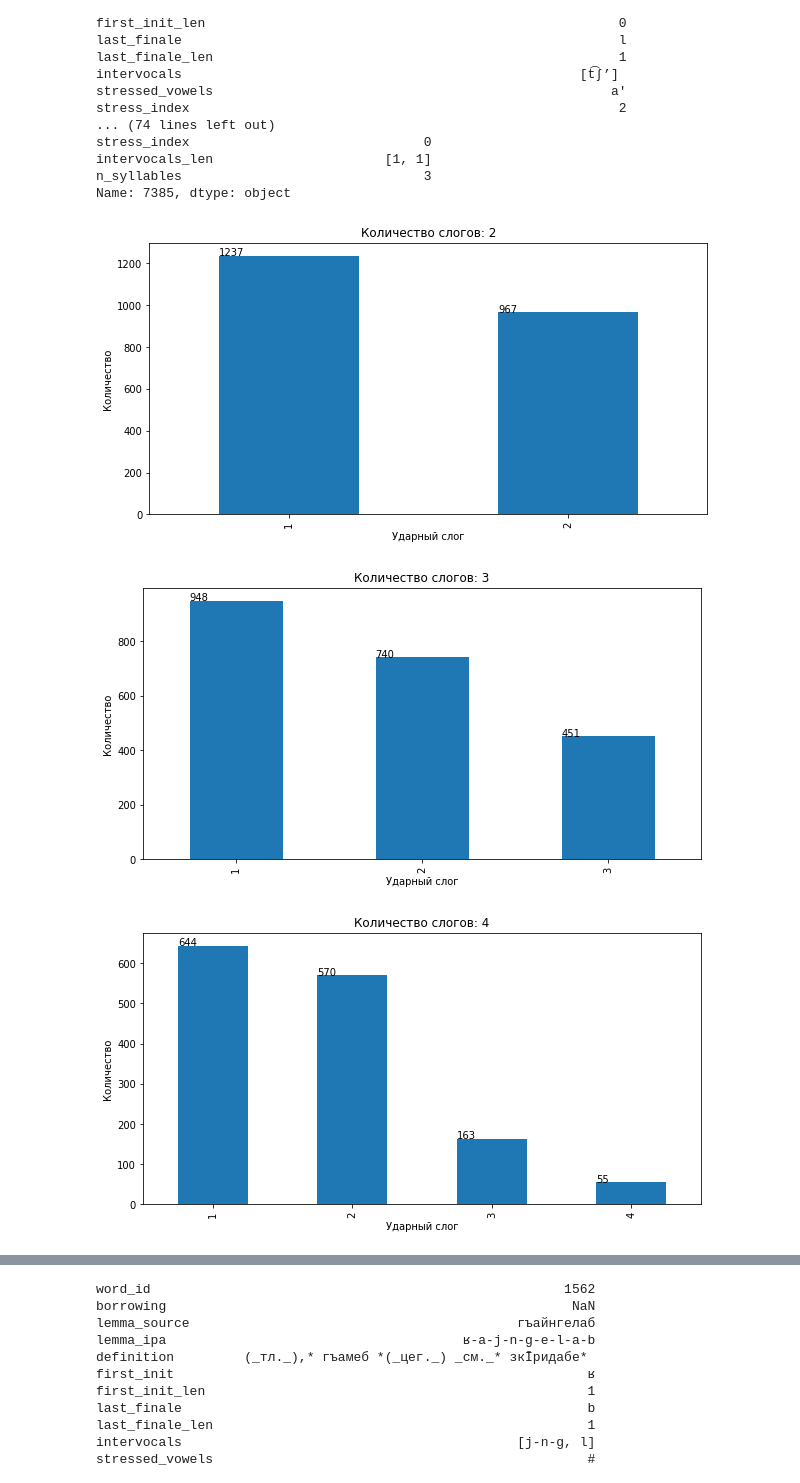
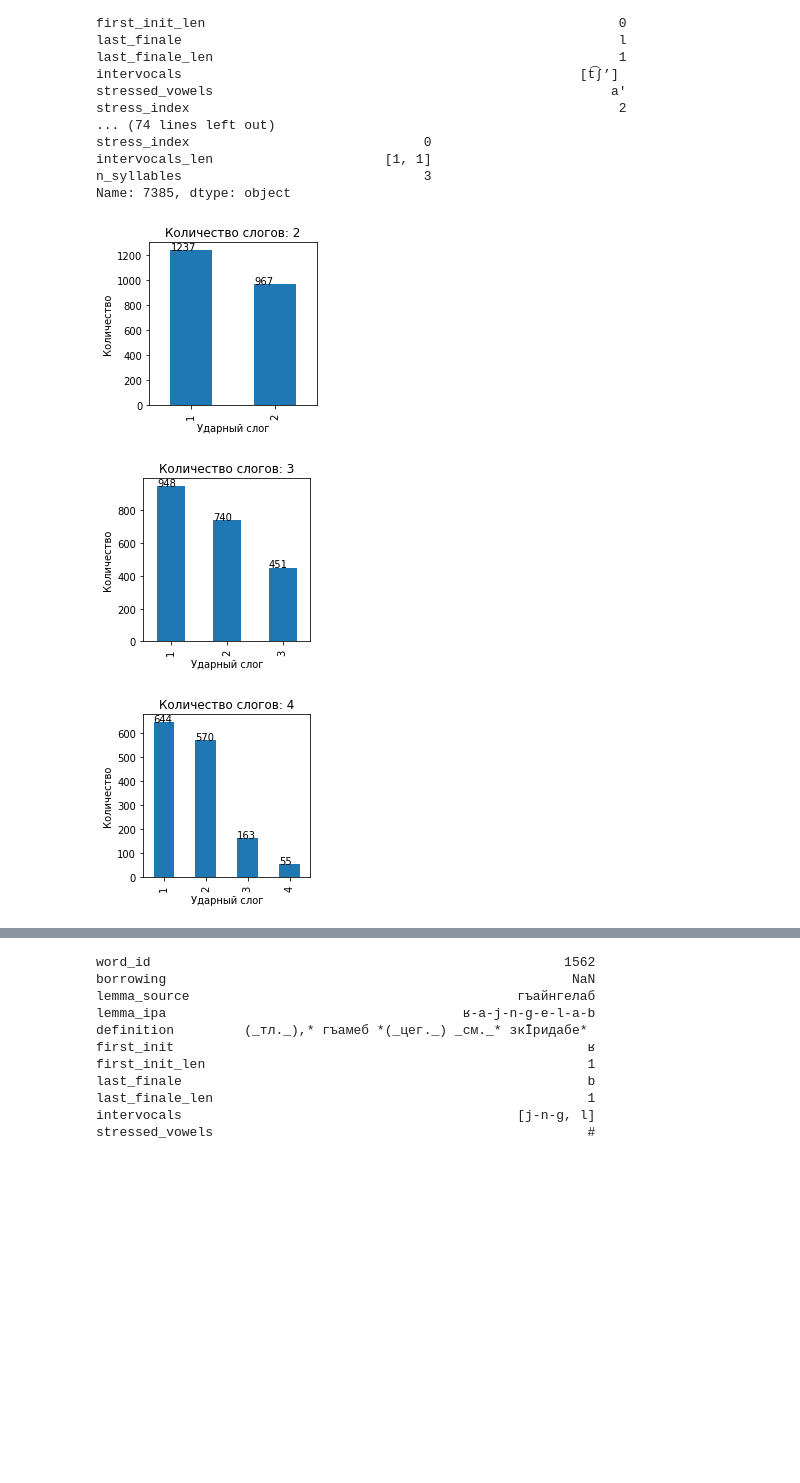
Before and after one commit to arsenitheunicorn/akhvakh_phonology, a Jupyter notebook: akhvakh_dataDrivenAnalysis.ipynb, the cells around one changed output, grey strips where cells are left out. Cells and saved outputs as stored; diff of their text form; code cells hidden in the pictures; blank space fills up the shorter version.

```diff
--- a/akhvakh_dataDrivenAnalysis.ipynb
+++ b/akhvakh_dataDrivenAnalysis.ipynb
@@ -544,18 +544,18 @@ n_syllables                               3
 Name: 7385, dtype: object
 # %%
 for nS in range(2,10):
-    plt.figure(figsize=(10,5))
+    plt.figure(figsize=(3,3))
     ax = dfTarget[
         (dfTarget['n_syllables'] == nS) & (dfTarget['stress_index'] != 0)
     ]['stress_index'].value_counts().sort_index().plot(kind='bar', use_index=True)
 
     plt.title('Количество слогов: %d' % (nS))
     plt.xlabel('Ударный слог')
     plt.ylabel('Количество')
 
     for p in ax.patches:
         ax.annotate(str(p.get_height()), (p.get_x(), p.get_height()))
 # %% [output]
-[figure, old version]
+[figure, new version]
-[figure, old version]
+[figure, new version]
-[figure, old version]
+[figure, new version]
```
Also changed, not shown: parts of 13 cells of this notebook.
